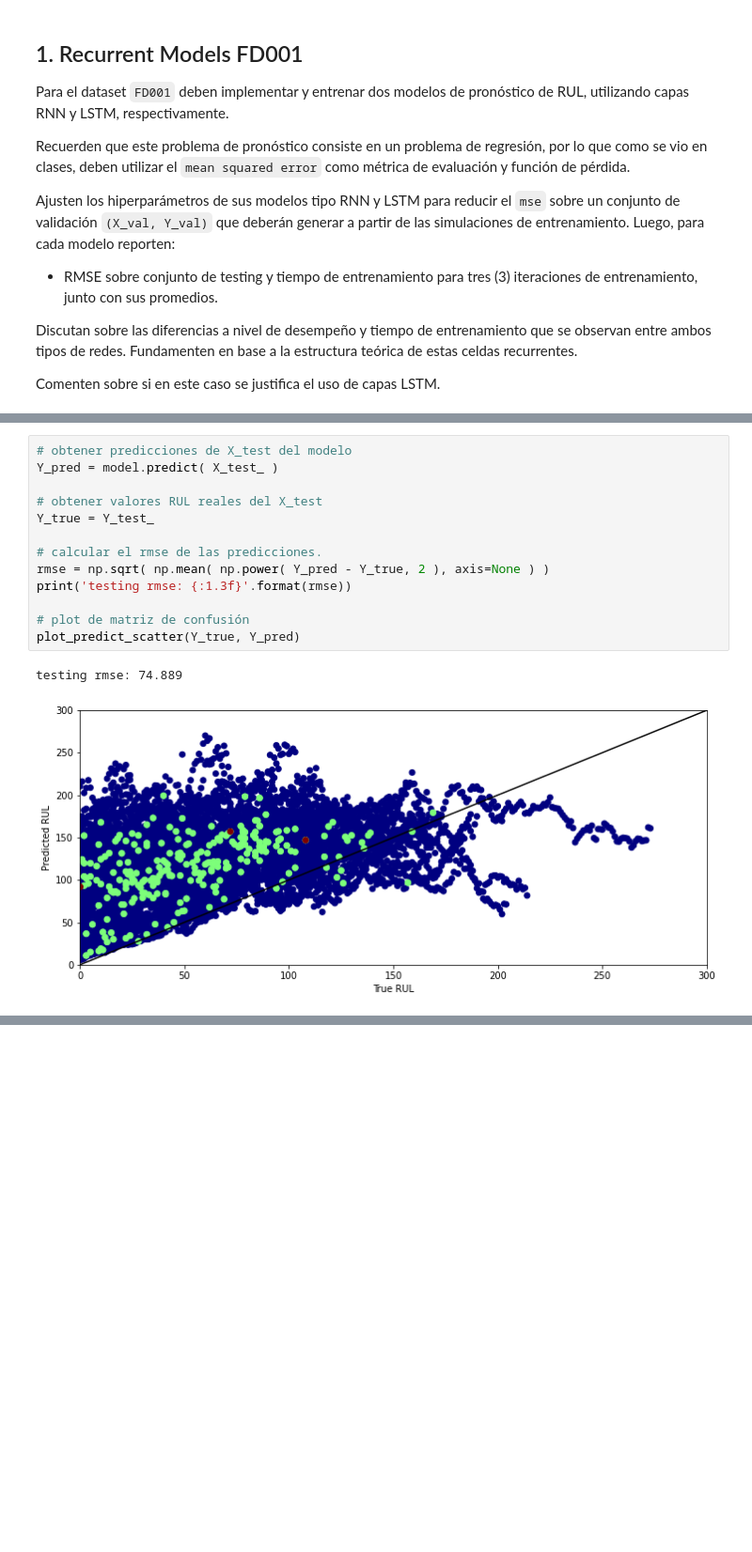
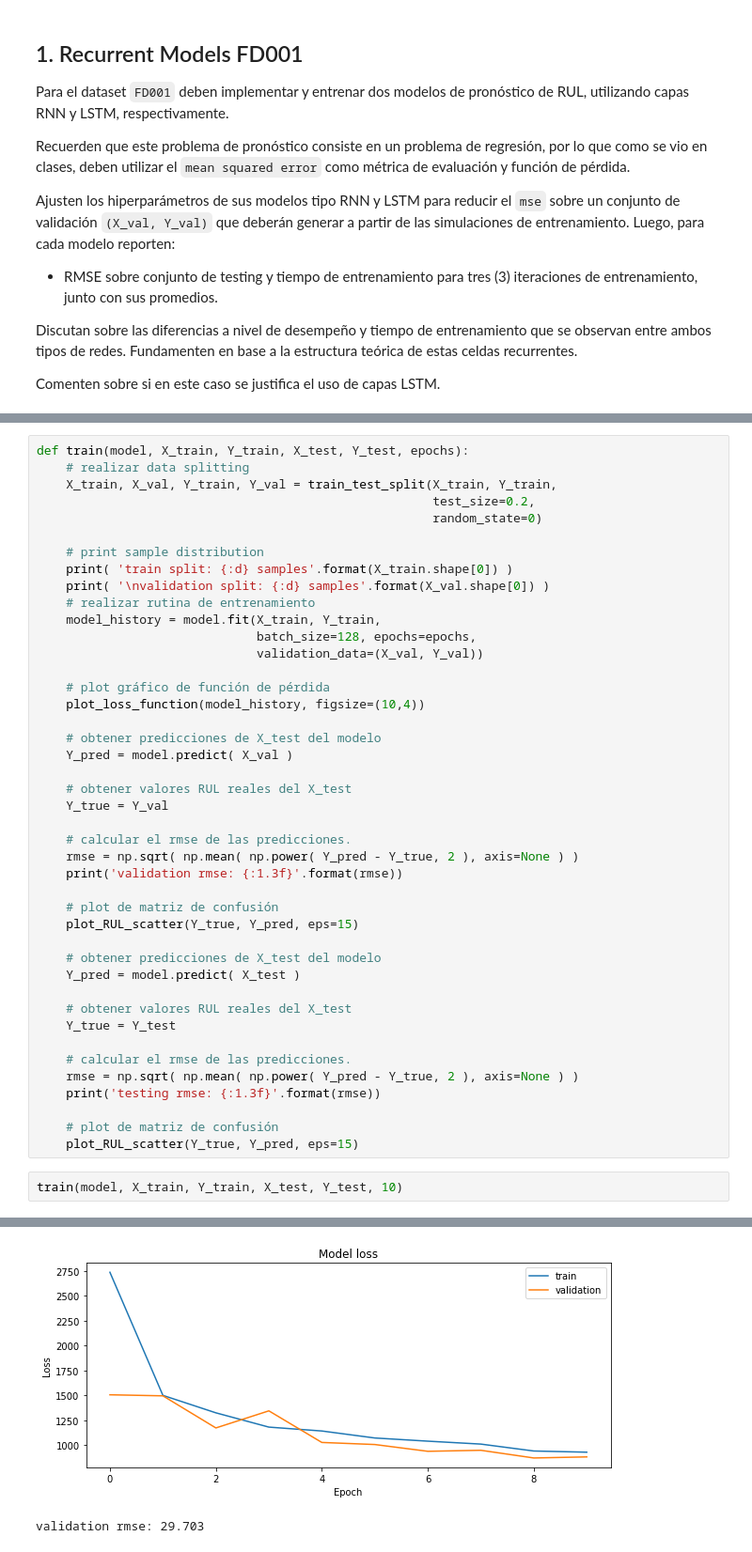
Before and after one commit to MartinVIllesca/ME7260-Aprendizaje-Profundo-en-Diagnostico-y-Pronostico-de-Fallas, a Jupyter notebook: t3/tarea_03.ipynb, the cells around one changed output, grey strips where cells are left out. Shown at 94% size. Cells and saved outputs as stored; diff of their text form; blank space fills up the shorter version.

```diff
--- a/t3/tarea_03.ipynb
+++ b/t3/tarea_03.ipynb
@@ -430,16 +428,46 @@ Epoch 50/50
-# %%
-# obtener predicciones de X_test del modelo
-Y_pred = model.predict( X_test_ )
-
-# obtener valores RUL reales del X_test
-Y_true = Y_test_
-
-# calcular el rmse de las predicciones.
-rmse = np.sqrt( np.mean( np.power( Y_pred - Y_true, 2 ), axis=None ) )
-print('testing rmse: {:1.3f}'.format(rmse))
-
-# plot de matriz de confusión
-plot_predict_scatter(Y_true, Y_pred)
-# %% [output]
-testing rmse: 74.889
-[figure, removed]
+# %%
+def train(model, X_train, Y_train, X_test, Y_test, epochs):
+    # realizar data splitting
+    X_train, X_val, Y_train, Y_val = train_test_split(X_train, Y_train,
+                                                      test_size=0.2,
+                                                      random_state=0)
+
+    # print sample distribution
+    print( 'train split: {:d} samples'.format(X_train.shape[0]) )
+    print( '\nvalidation split: {:d} samples'.format(X_val.shape[0]) )
+    # realizar rutina de entrenamiento
+    model_history = model.fit(X_train, Y_train,
+                              batch_size=128, epochs=epochs,
+                              validation_data=(X_val, Y_val))
+
+    # plot gráfico de función de pérdida
+    plot_loss_function(model_history, figsize=(10,4))
+
+    # obtener predicciones de X_test del modelo
+    Y_pred = model.predict( X_val )
+
+    # obtener valores RUL reales del X_test
+    Y_true = Y_val
+
+    # calcular el rmse de las predicciones.
+    rmse = np.sqrt( np.mean( np.power( Y_pred - Y_true, 2 ), axis=None ) )
+    print('validation rmse: {:1.3f}'.format(rmse))
+
+    # plot de matriz de confusión
+    plot_RUL_scatter(Y_true, Y_pred, eps=15)
+
+    # obtener predicciones de X_test del modelo
+    Y_pred = model.predict( X_test )
+
+    # obtener valores RUL reales del X_test
+    Y_true = Y_test
+
+    # calcular el rmse de las predicciones.
+    rmse = np.sqrt( np.mean( np.power( Y_pred - Y_true, 2 ), axis=None ) )
+    print('testing rmse: {:1.3f}'.format(rmse))
+
+    # plot de matriz de confusión
+    plot_RUL_scatter(Y_true, Y_pred, eps=15)
+# %%
+train(model, X_train, Y_train, X_test, Y_test, 10)
+# %% [output]
@@ -445,0 +491,2 @@ testing rmse: 74.889
+[figure, added]
+validation rmse: 29.703
```
Also changed, not shown: parts of 25 cells of this notebook.
